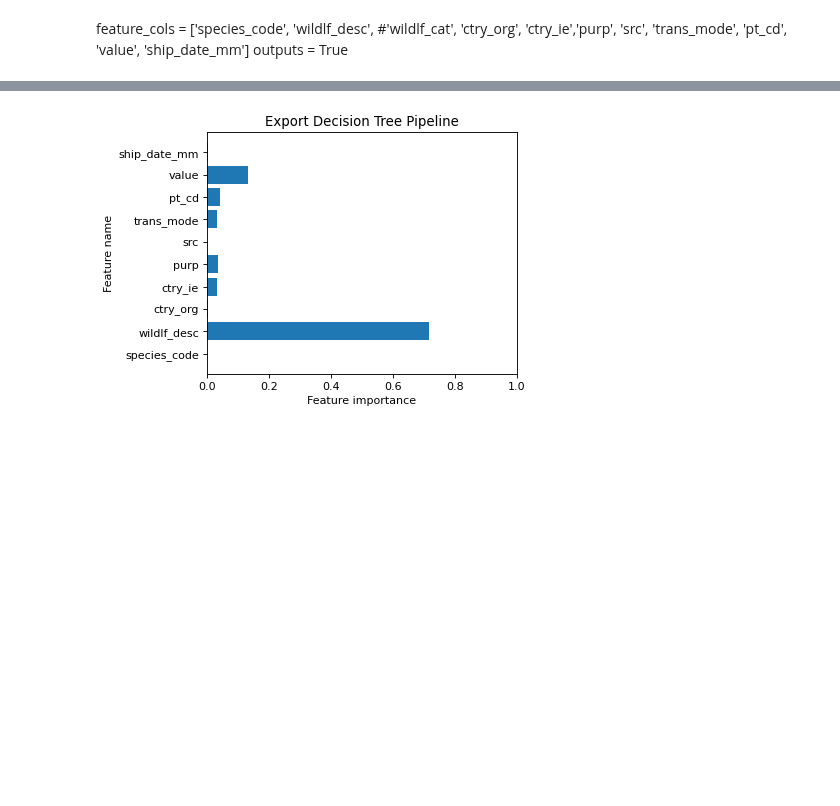
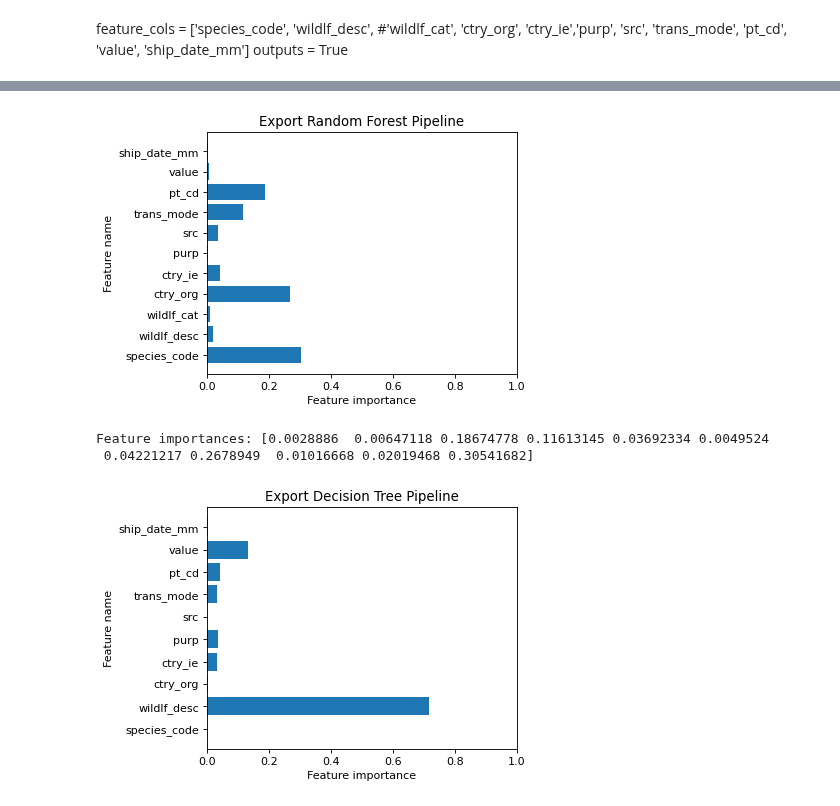
Before and after one commit to YinterestingProjects/milestone_2, a Jupyter notebook: modeling/5_tuning_export_DecisionTree2.ipynb, the cells around one changed output, grey strips where cells are left out. Drawn from its saved outputs; the diff is of its cells as text; code cells hidden in the pictures; blank space fills up the shorter version.

```diff
--- a/modeling/5_tuning_export_DecisionTree2.ipynb
+++ b/modeling/5_tuning_export_DecisionTree2.ipynb
@@ -223,3 +249,15 @@ outputs = True
+# %%
+plt.figure(figsize=(5,4), dpi=80)
+plot_feature_importances(rf_pipe.best_estimator_.named_steps['clf'], feature_cols)
+plt.title('Export Random Forest Pipeline')
+plt.xlim(0, 1)
+if outputs:
+    plt.show()
+    print('Feature importances: {}'.format(rf_pipe.best_estimator_.named_steps['clf'].feature_importances_[::-1]))
+# %% [output]
+[figure, added]
+Feature importances: [0.0028886  0.00647118 0.18674778 0.11613145 0.03692334 0.0049524
+ 0.04221217 0.2678949  0.01016668 0.02019468 0.30541682]
 # %%
 from adspy_shared_utilities import plot_feature_importances
 from adspy_shared_utilities import plot_decision_tree
```
Also changed, not shown: parts of 7 cells of this notebook, 4 other files.
